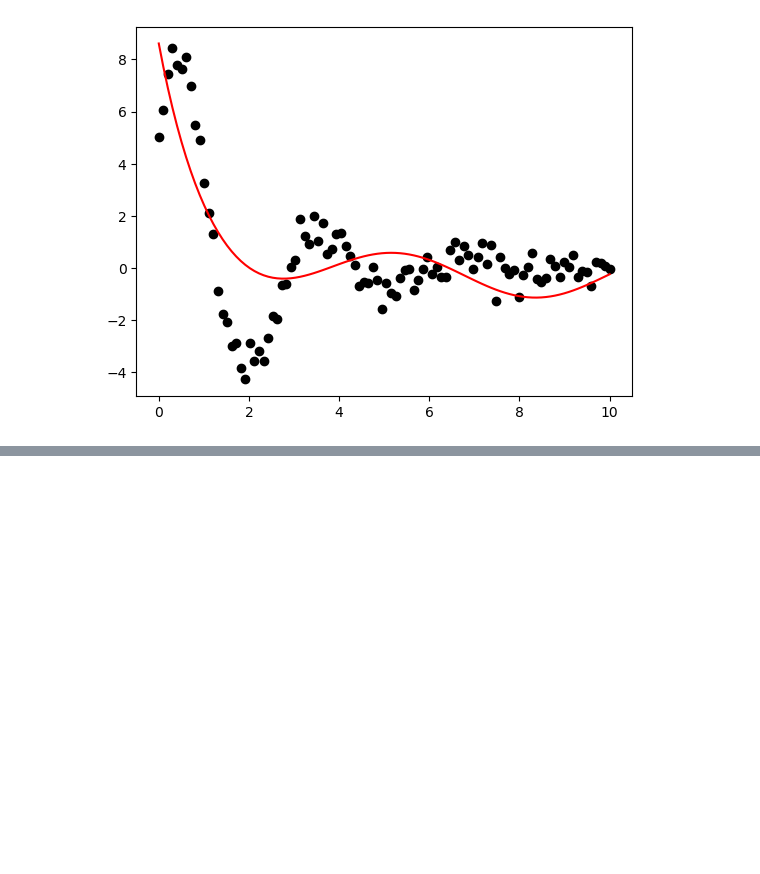
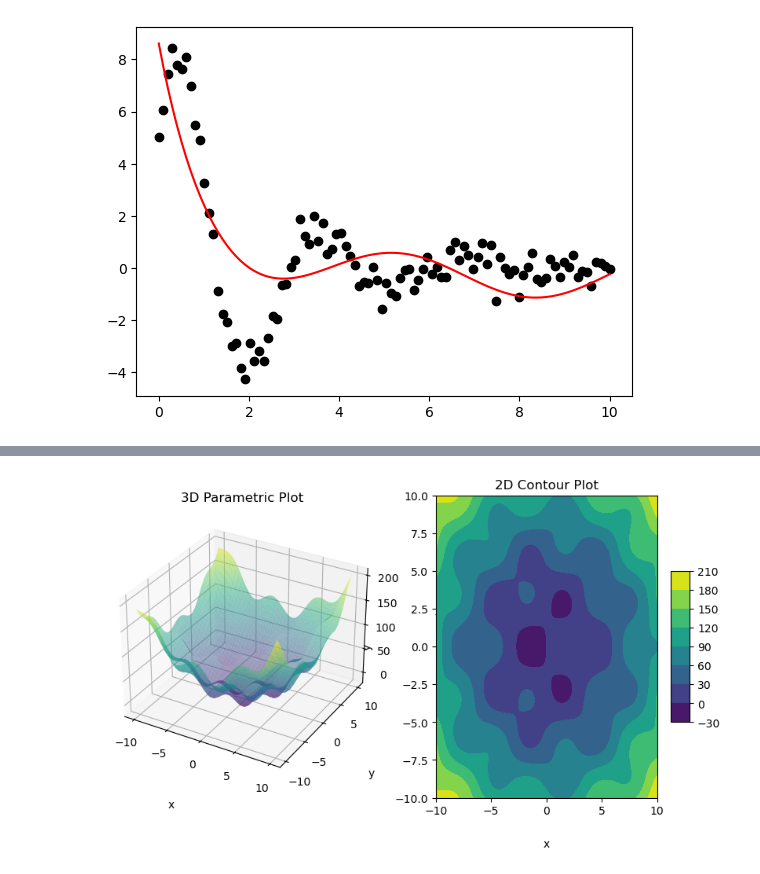
Before and after one commit to Emil-labs/Data-G8, a Jupyter notebook: Regression/regression2.ipynb, the cells around one changed output, grey strips where cells are left out. Cells and saved outputs as stored; diff of their text form; code cells hidden in the pictures; blank space fills up the shorter version.

```diff
--- a/Regression/regression2.ipynb
+++ b/Regression/regression2.ipynb
@@ -122,0 +183,35 @@ What's behind this gradient descent algorithm ?
+# %%
+x= np.linspace(-10, 10, 1000)
+y= np.linspace(-10, 10, 1000)
+
+X, Y = np.meshgrid(x, y)
+
+Z = 20*(np.sin(X) *np.cos(Y))+X**2+Y**2
+
+# Create Plots
+fig= plt.figure(figsize=(10,5))
+
+# Subplot 1: 3D Parametric Plot
+ax = fig.add_subplot(1, 2, 1, projection='3d')
+ax.grid()
+surf = ax.plot_surface(X, Y, Z, cmap=plt.get_cmap('viridis'),alpha= 0.5 )
+ax.set_title('3D Parametric Plot')
+
+ax.set_xlabel('x', labelpad=20)
+ax.set_ylabel('y', labelpad=20)
+ax.set_zlabel('f', labelpad=20)
+
+
+# Subplot 2: 2D Contour Plot
+
+ax = fig.add_subplot(1, 2, 2)
+surf = ax.contourf(X, Y, Z, cmap=plt.get_cmap('viridis') )
+ax.set_title('2D Contour Plot')
+fig.colorbar(surf, shrink=0.5, aspect=8)
+
+# Set axes label
+ax.set_xlabel('x', labelpad=20)
+ax.set_ylabel('y', labelpad=20)
+plt.show()
+# %% [output]
+[figure, added]
```
Also changed, not shown: parts of 31 cells of this notebook.
